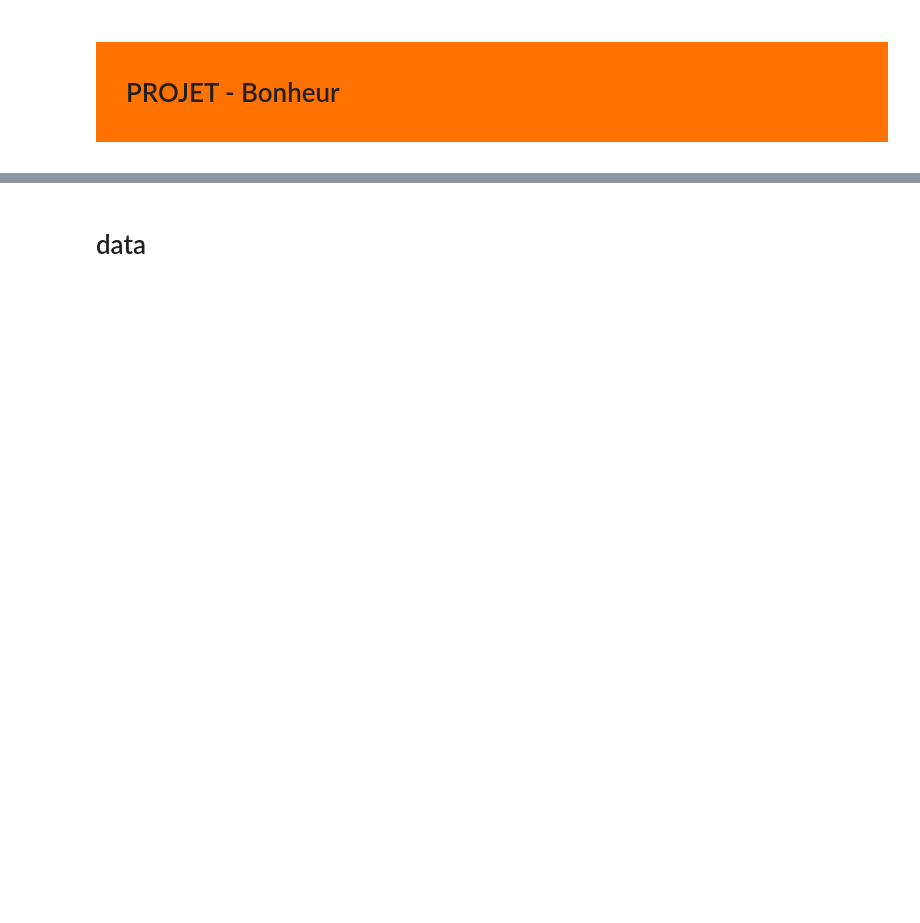
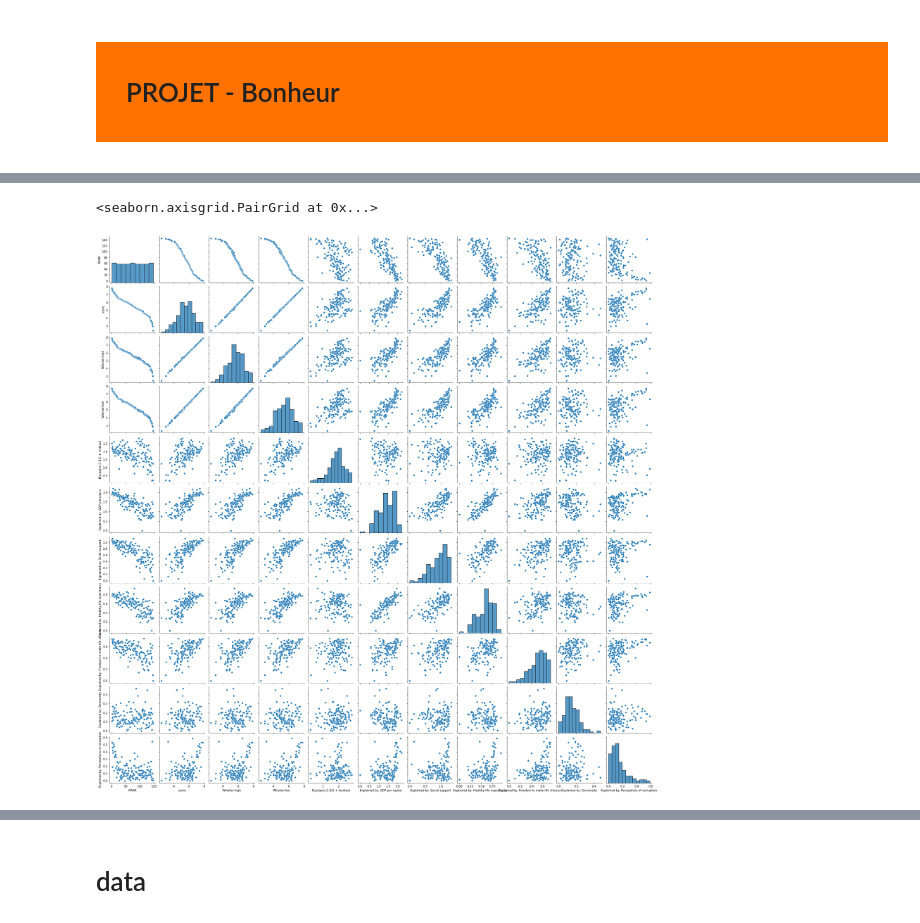
Before and after one commit to bourydamien/Projet_bonheur, a Jupyter notebook: Rapport_bonheur.ipynb, the cells around one changed output, grey strips where cells are left out. Cells and saved outputs as stored; diff of their text form; code cells hidden in the pictures; blank space fills up the shorter version.

```diff
--- a/Rapport_bonheur.ipynb
+++ b/Rapport_bonheur.ipynb
@@ -42,0 +48,5 @@ data.shape
+# %%
+sns.pairplot(data)
+# %% [output]
+<seaborn.axisgrid.PairGrid at 0x...>
+[figure, added]
```
Also changed, not shown: parts of 30 cells of this notebook, 1 other file.
